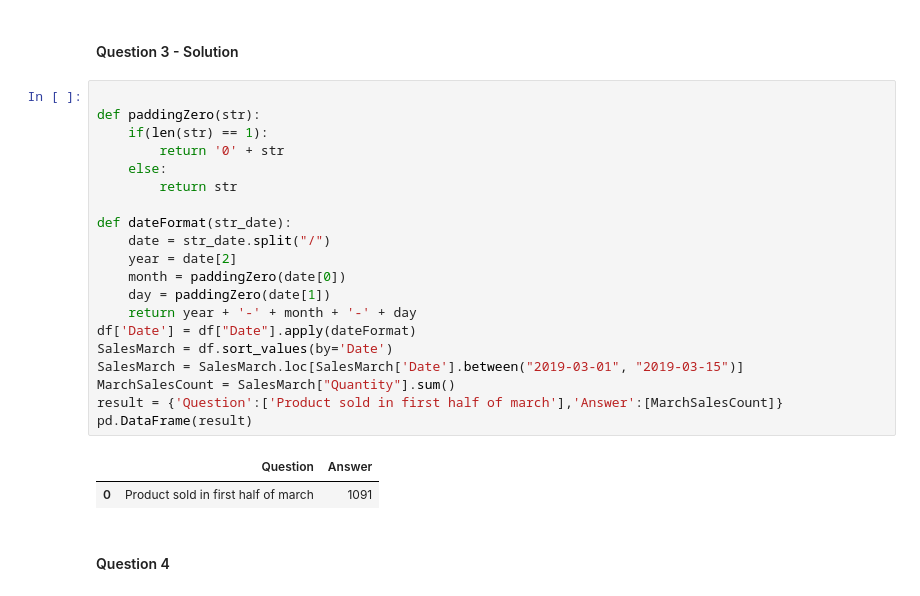
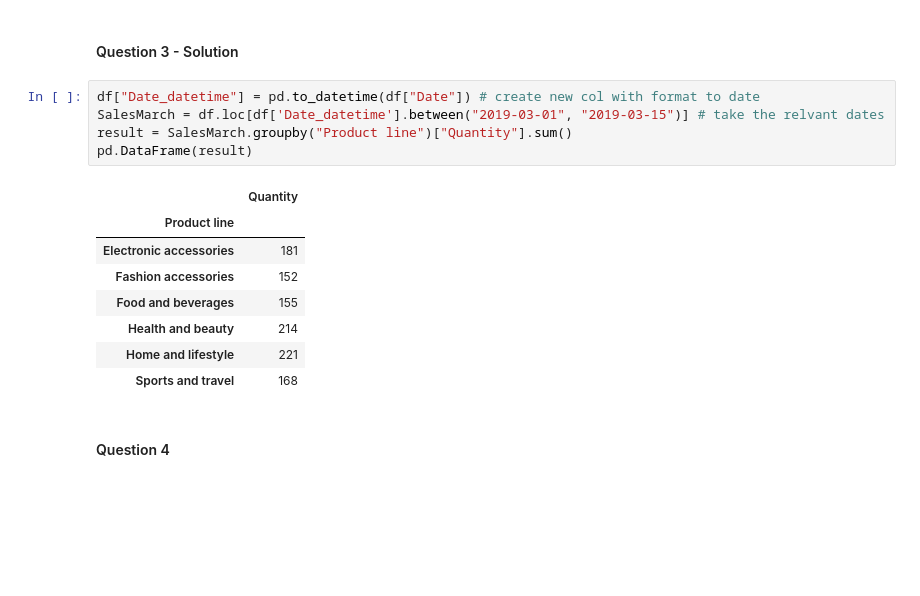
Before and after one commit to OmerKriger/DataSciencePython-PreprocessingData, a Jupyter notebook: assignment2-task1.ipynb, the cells around one changed output. Saved outputs shown, nothing was run; the diff lists cells and outputs as text; blank space fills up the shorter version.

```diff
--- a/assignment2-task1.ipynb
+++ b/assignment2-task1.ipynb
@@ -73,28 +73,19 @@ use the 'Quantity' column for that purpose - the number of products purchased
 # %% [markdown]
 #### Question 3 - Solution
 # %%
-
-def paddingZero(str):
-    if(len(str) == 1):
-        return '0' + str
-    else:
-        return str
-
-def dateFormat(str_date):
-    date = str_date.split("/")
-    year = date[2]
-    month = paddingZero(date[0])
-    day = paddingZero(date[1])
-    return year + '-' + month + '-' + day
-df['Date'] = df["Date"].apply(dateFormat)
-SalesMarch = df.sort_values(by='Date')
-SalesMarch = SalesMarch.loc[SalesMarch['Date'].between("2019-03-01", "2019-03-15")]
-MarchSalesCount = SalesMarch["Quantity"].sum()
-result = {'Question':['Product sold in first half of march'],'Answer':[MarchSalesCount]}
+df["Date_datetime"] = pd.to_datetime(df["Date"]) # create new col with format to date
+SalesMarch = df.loc[df['Date_datetime'].between("2019-03-01", "2019-03-15")] # take the relvant dates
+result = SalesMarch.groupby("Product line")["Quantity"].sum()
 pd.DataFrame(result)
 # %% [output]
-|  | Question | Answer |
-| 0 | Product sold in first half of march | 1091 |
+|  | Quantity |
+| Product line |  |
+| Electronic accessories | 181 |
+| Fashion accessories | 152 |
+| Food and beverages | 155 |
+| Health and beauty | 214 |
+| Home and lifestyle | 221 |
+| Sports and travel | 168 |
 # %% [markdown]
 #### Question 4
 # %% [markdown]
```
Also changed, not shown: parts of 7 cells of this notebook.
